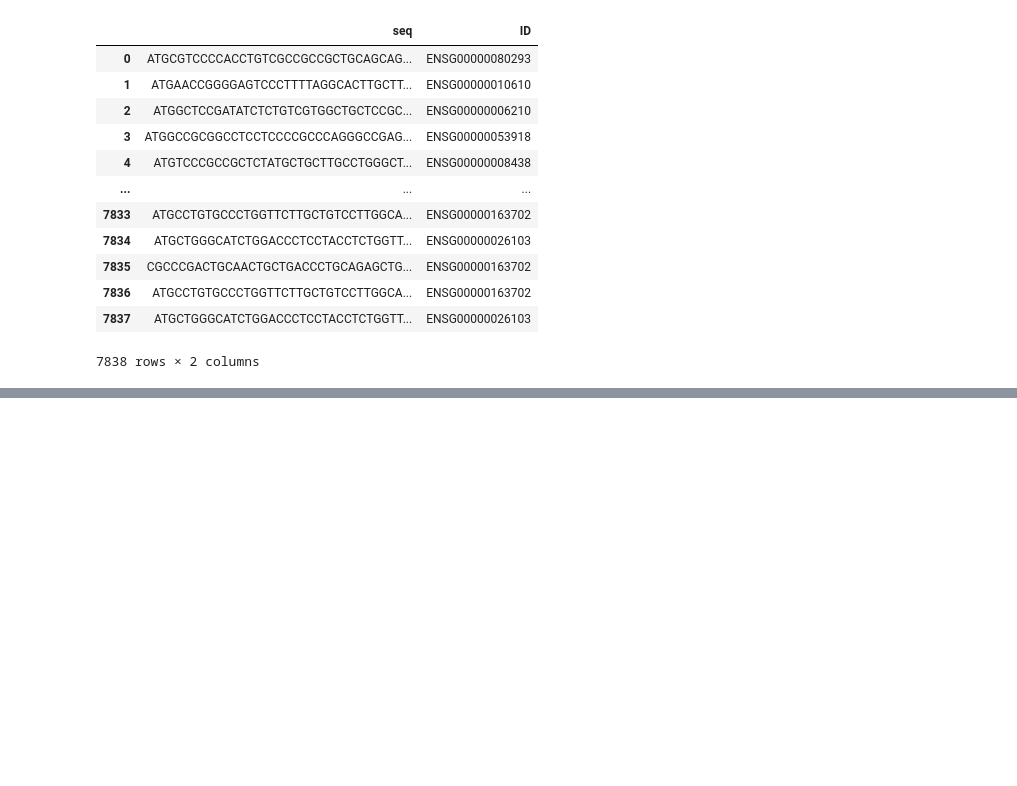
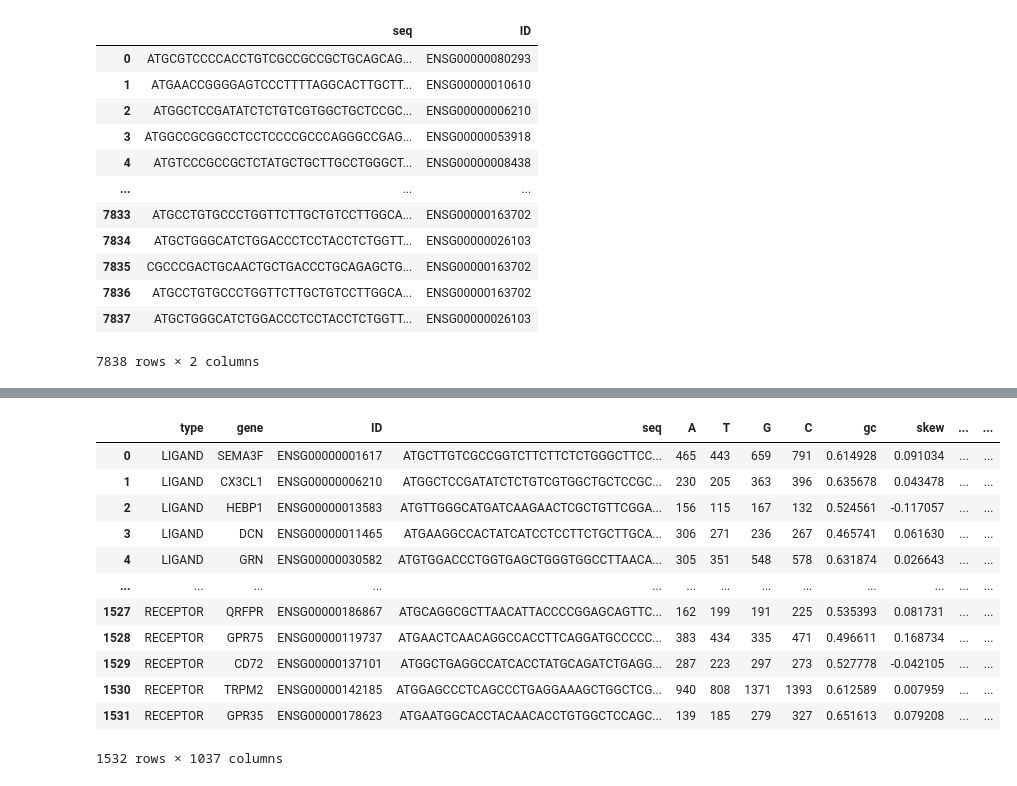
Before and after one commit to 777moneymaker/ml-proj, a Jupyter notebook: project.ipynb, the cells around one changed output, grey strips where cells are left out. Drawn from its saved outputs; the diff is of its cells as text; code cells hidden in the pictures; blank space fills up the shorter version.

```diff
--- a/project.ipynb
+++ b/project.ipynb
@@ -147,3 +162,20 @@ final
+# %%
+final = pd.concat([final, pd.DataFrame(d)], axis = 1)
+final
+# %% [output]
+|  | type | gene | ID | seq | A | T | G | C | gc | skew | ... | ... |
+| 0 | LIGAND | SEMA3F | ENSG00000001617 | ATGCTTGTCGCCGGTCTTCTTCTCTGGGCTTCC... | 465 | 443 | 659 | 791 | 0.614928 | 0.091034 | ... | ... |
+| 1 | LIGAND | CX3CL1 | ENSG00000006210 | ATGGCTCCGATATCTCTGTCGTGGCTGCTCCGC... | 230 | 205 | 363 | 396 | 0.635678 | 0.043478 | ... | ... |
+| 2 | LIGAND | HEBP1 | ENSG00000013583 | ATGTTGGGCATGATCAAGAACTCGCTGTTCGGA... | 156 | 115 | 167 | 132 | 0.524561 | -0.117057 | ... | ... |
+| 3 | LIGAND | DCN | ENSG00000011465 | ATGAAGGCCACTATCATCCTCCTTCTGCTTGCA... | 306 | 271 | 236 | 267 | 0.465741 | 0.061630 | ... | ... |
+| 4 | LIGAND | GRN | ENSG00000030582 | ATGTGGACCCTGGTGAGCTGGGTGGCCTTAACA... | 305 | 351 | 548 | 578 | 0.631874 | 0.026643 | ... | ... |
+| ... | ... | ... | ... | ... | ... | ... | ... | ... | ... | ... | ... | ... |
+| 1527 | RECEPTOR | QRFPR | ENSG00000186867 | ATGCAGGCGCTTAACATTACCCCGGAGCAGTTC... | 162 | 199 | 191 | 225 | 0.535393 | 0.081731 | ... | ... |
+| 1528 | RECEPTOR | GPR75 | ENSG00000119737 | ATGAACTCAACAGGCCACCTTCAGGATGCCCCC... | 383 | 434 | 335 | 471 | 0.496611 | 0.168734 | ... | ... |
+| 1529 | RECEPTOR | CD72 | ENSG00000137101 | ATGGCTGAGGCCATCACCTATGCAGATCTGAGG... | 287 | 223 | 297 | 273 | 0.527778 | -0.042105 | ... | ... |
+| 1530 | RECEPTOR | TRPM2 | ENSG00000142185 | ATGGAGCCCTCAGCCCTGAGGAAAGCTGGCTCG... | 940 | 808 | 1371 | 1393 | 0.612589 | 0.007959 | ... | ... |
+| 1531 | RECEPTOR | GPR35 | ENSG00000178623 | ATGAATGGCACCTACAACACCTGTGGCTCCAGC... | 139 | 185 | 279 | 327 | 0.651613 | 0.079208 | ... | ... |
+1532 rows × 1037 columns
 # %%
 import vowpalwabbit
 from sklearn.model_selection import train_test_split
```
Also changed, not shown: parts of 8 cells of this notebook, 2 other files.
